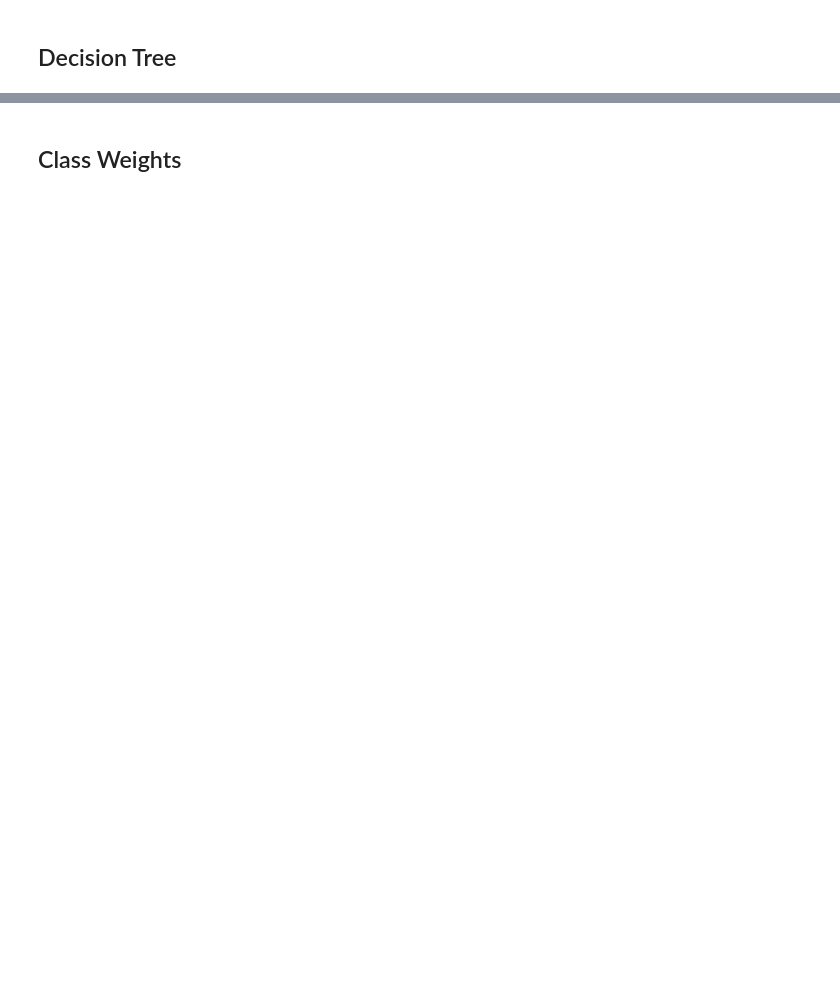
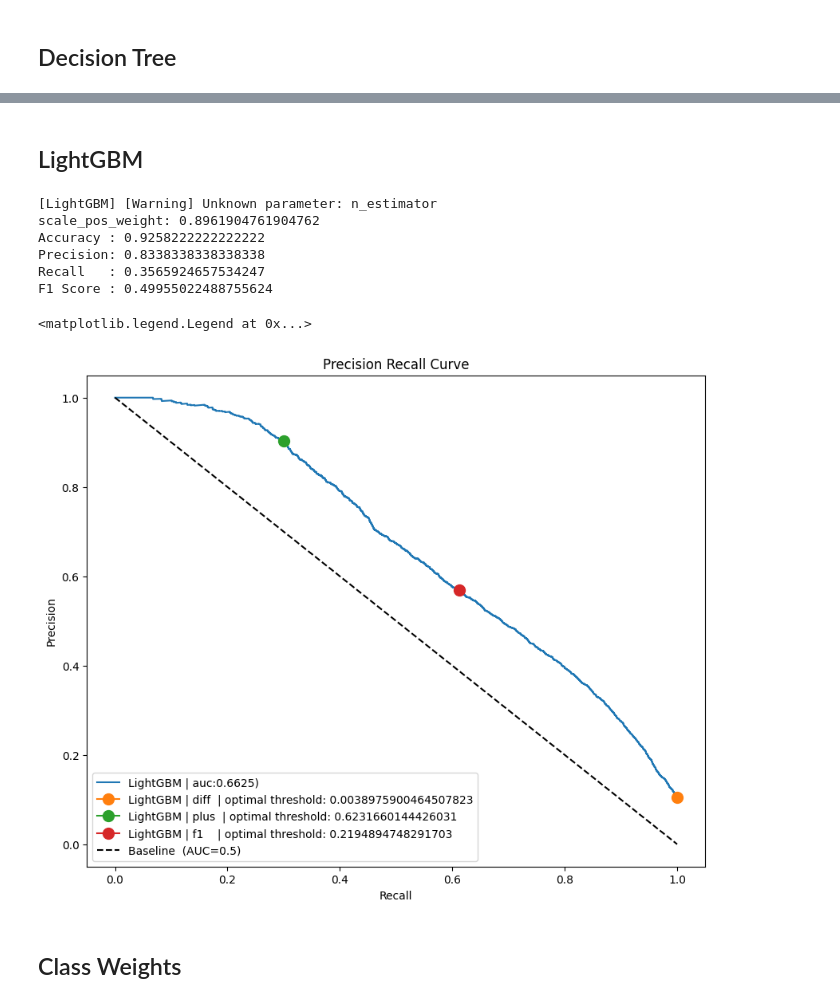
Before and after one commit to AndersonJo/machine-learning, a Jupyter notebook: 121 PrAUC Auto Optimization Model/imbalanced.ipynb, the cells around one changed output, grey strips where cells are left out. Drawn from its saved outputs; the diff is of its cells as text; code cells hidden in the pictures; blank space fills up the shorter version.

```diff
--- a/121 PrAUC Auto Optimization Model/imbalanced.ipynb
+++ b/121 PrAUC Auto Optimization Model/imbalanced.ipynb
@@ -191,3 +213,46 @@ aa
+# %% [markdown]
+## LightGBM
+# %%
+import lightgbm as lgb
+
+train_features, valid_features, train_labels, valid_labels = train_test_split(
+    x_train, y_train, test_size=0.2, stratify=y_train
+)
+
+scale_pos_weight = sum(train_labels == 0) / len(train_labels)
+clf = lgb.LGBMClassifier(max_depth=30, n_estimator=400, scale_pos_weight=scale_pos_weight, random_state=100)
+clf.fit(train_features, train_labels,
+       eval_set=[(valid_features, valid_labels)],
+       eval_metric='prauc',
+       verbose=0)
+
+y_pred = clf.predict_proba(x_test)[:, 1] >= 0.5
+
+print('scale_pos_weight:', scale_pos_weight)
+print("Accuracy :", accuracy_score(y_test, y_pred))
+print("Precision:", precision_score(y_test, y_pred))
+print("Recall   :", recall_score(y_test, y_pred))
+print("F1 Score :", f1_score(y_test, y_pred))
+
+y_prob = clf.predict_proba(x_test)[:, 1]
+
+fig, plot = plt.subplots(1, figsize=(10, 8))
+calculate_prauc(y_test, y_prob, plot, "LightGBM", ("diff", "plus", "f1"))
+
+plot.plot([0, 1], [1, 0], "k--", label=f"Baseline  (AUC=0.5)")
+plot.set_xlabel("Recall")
+plot.set_ylabel("Precision")
+plot.set_title(f"Precision Recall Curve")
+plot.legend(loc="lower left")
+# %% [output]
+[LightGBM] [Warning] Unknown parameter: n_estimator
+scale_pos_weight: 0.8961904761904762
+Accuracy : 0.9258222222222222
+Precision: 0.8338338338338338
+Recall   : 0.3565924657534247
+F1 Score : 0.49955022488755624
+<matplotlib.legend.Legend at 0x...>
+[figure, added]
 # %% [markdown]
 ## Class Weights
 # %%
```
Also changed, not shown: parts of 12 cells of this notebook.
